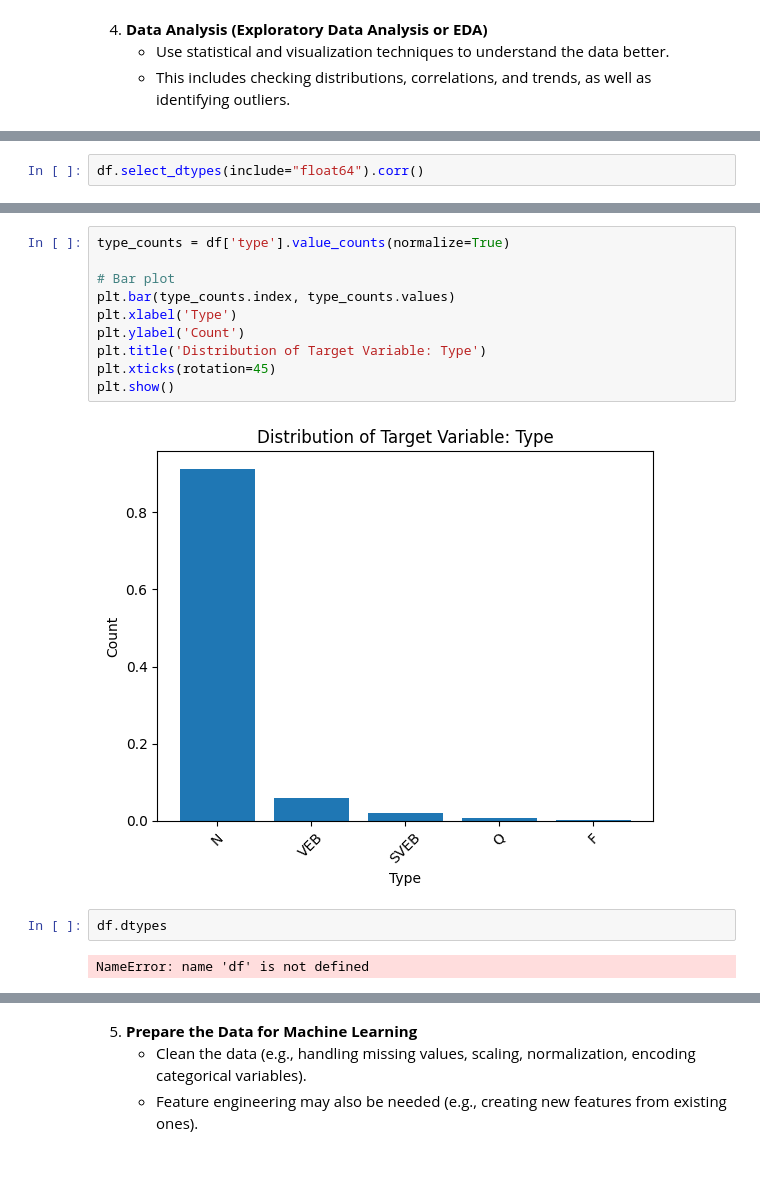
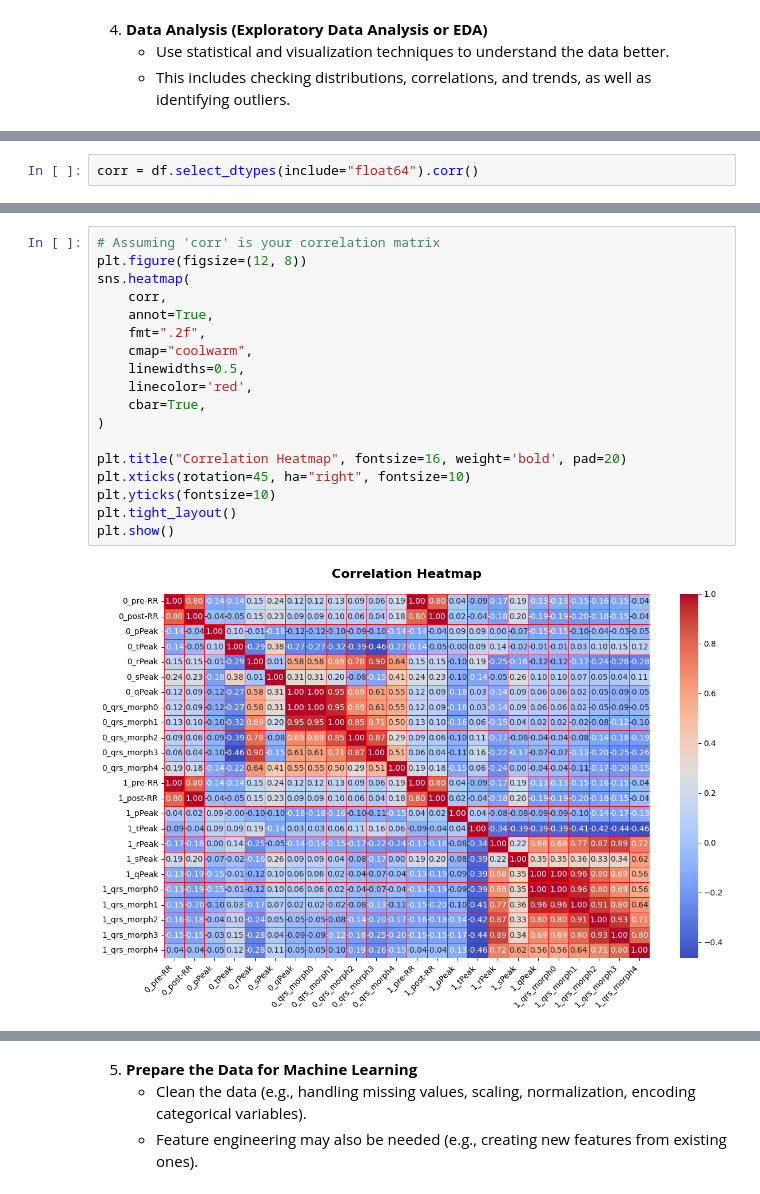
Before and after one commit to Tobai24/ECG-Arrhythmia-Classifier, a Jupyter notebook: notebooks/analysis.ipynb, the cells around one changed output, grey strips where cells are left out. Saved outputs shown, nothing was run; the diff lists cells and outputs as text; blank space fills up the shorter version.

```diff
--- a/notebooks/analysis.ipynb
+++ b/notebooks/analysis.ipynb
@@ -128,2 +195,2 @@ dtype: float64
 # %%
-df.select_dtypes(include="float64").corr()
+corr = df.select_dtypes(include="float64").corr()
@@ -149,16 +197,20 @@ df.select_dtypes(include="float64").corr()
-# %%
-type_counts = df['type'].value_counts(normalize=True)
-
-# Bar plot
-plt.bar(type_counts.index, type_counts.values)
-plt.xlabel('Type')
-plt.ylabel('Count')
-plt.title('Distribution of Target Variable: Type')
-plt.xticks(rotation=45)
-plt.show()
-# %% [output]
-[figure, removed]
-# %%
-df.dtypes
-# %% [output]
-NameError: name 'df' is not defined
+# %%
+# Assuming 'corr' is your correlation matrix
+plt.figure(figsize=(12, 8))
+sns.heatmap(
+    corr,
+    annot=True,
+    fmt=".2f",
+    cmap="coolwarm",
+    linewidths=0.5,
+    linecolor='red',
+    cbar=True,
+)
+
+plt.title("Correlation Heatmap", fontsize=16, weight='bold', pad=20)
+plt.xticks(rotation=45, ha="right", fontsize=10)
+plt.yticks(fontsize=10)
+plt.tight_layout()
+plt.show()
+# %% [output]
+[figure, added]
```
Also changed, not shown: parts of 19 cells of this notebook, 8 other files.
